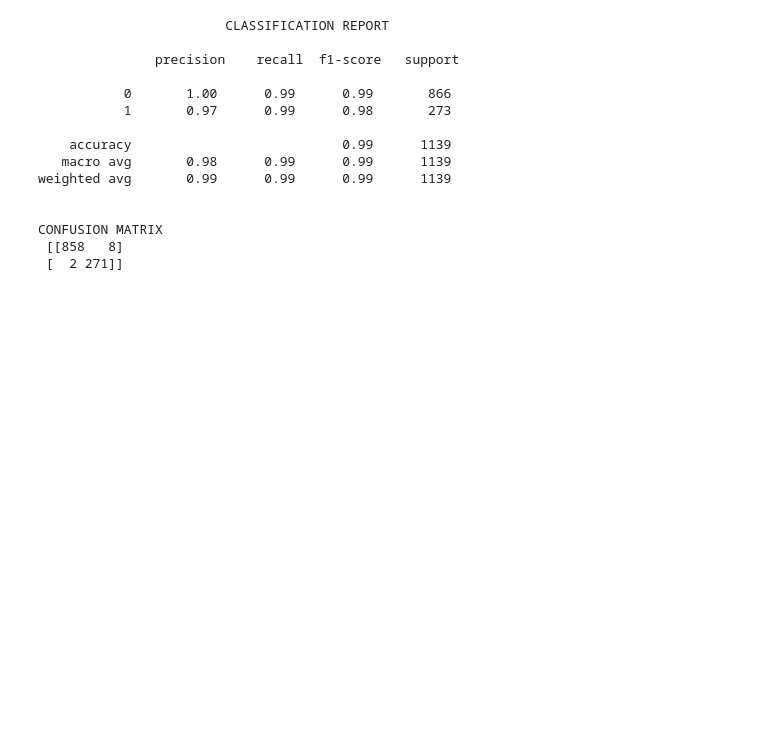
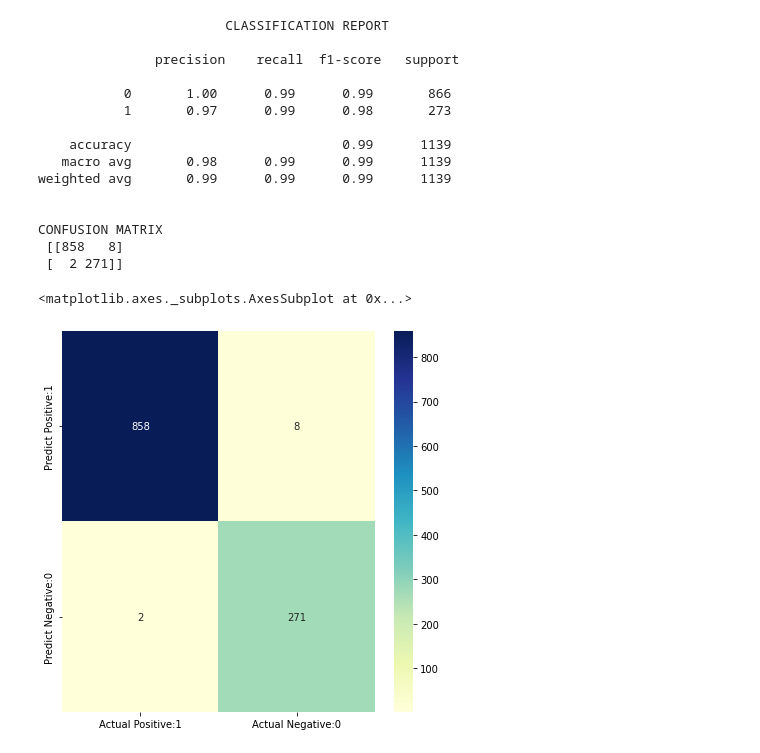
Before and after one commit to CSpanias/spam_filter_bootcamp, a Jupyter notebook: spam_filter.ipynb, the cells around one changed output. Cells and saved outputs as stored; diff of their text form; code cells hidden in the pictures; blank space fills up the shorter version.

```diff
--- a/spam_filter.ipynb
+++ b/spam_filter.ipynb
@@ -178,7 +207,11 @@ Justification of Model Selection
 # %%
-# select the model
-model = MultinomialNB()
+# select the model(s)
+model_mnb = MultinomialNB()
+model_ber = BernoulliNB()
+model_com = ComplementNB()
 
 # train the model
-model.fit(X_train, y_train)
+model_mnb.fit(X_train, y_train)
+model_ber.fit(X_train, y_train)
+model_com.fit(X_train, y_train)
 # %% [output]
@@ -200,10 +363,11 @@ Accuracy Score on Testing set:  0.9912
 # %%
-# print the classification report on the testing set
+# print the classification report on the testing set with MNB
 print("\n\t\t\tCLASSIFICATION REPORT\n\n",
-      classification_report(y_test, y_pred_test))
+      classification_report(y_test, y_pred_test_mnb))
 
-# print the confusion matrix of the testing set
-print("\nCONFUSION MATRIX\n", confusion_matrix(y_test, y_pred_test))
+# print the confusion matrix of the testing set with MNB
+cm = confusion_matrix(y_test, y_pred_test_mnb)
+print("\nCONFUSION MATRIX\n", cm)
 # %% [output]
                         CLASSIFICATION REPORT
 
@@ -220,3 +384,13 @@ weighted avg       0.99      0.99      0.99      1139
 CONFUSION MATRIX
  [[858   8]
  [  2 271]]
+# %%
+# visualize confusion matrix with seaborn heatmap
+cm_matrix = pd.DataFrame(data=cm, columns=['Actual Positive:1',
+                                           'Actual Negative:0'],
+                        index=['Predict Positive:1', 'Predict Negative:0'])
+fig, ax = plt.subplots(figsize=(7,7))
+sns.heatmap(cm_matrix, annot=True, fmt='d', cmap='YlGnBu')
+# %% [output]
+<matplotlib.axes._subplots.AxesSubplot at 0x...>
+[figure, added]
```
Also changed, not shown: parts of 26 cells of this notebook, 1 other file.
